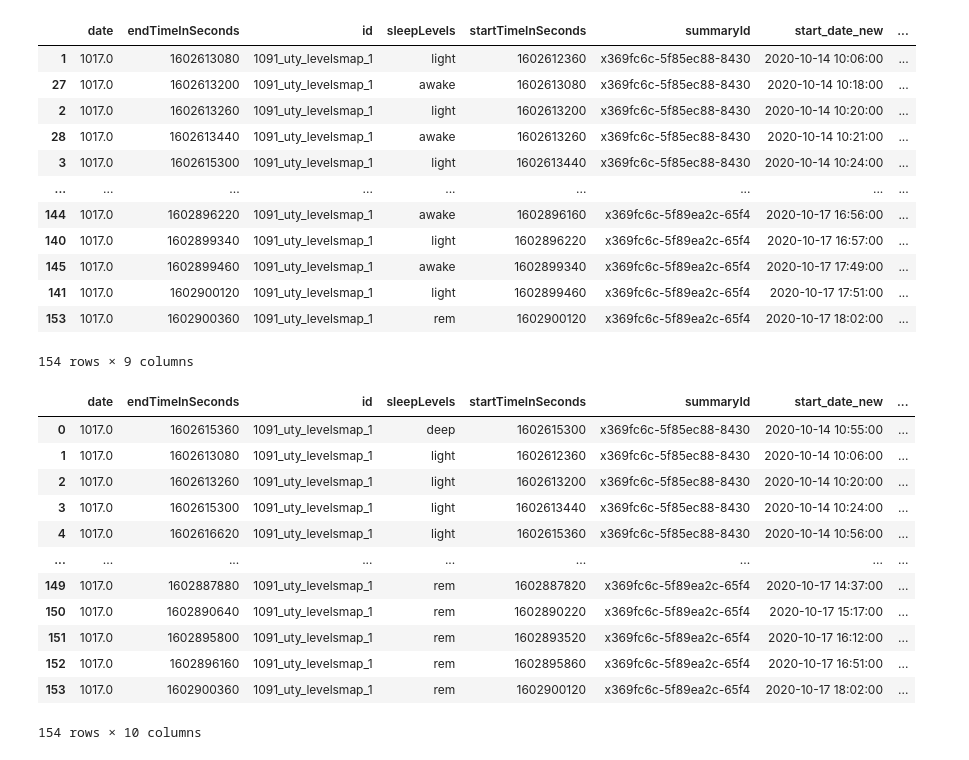
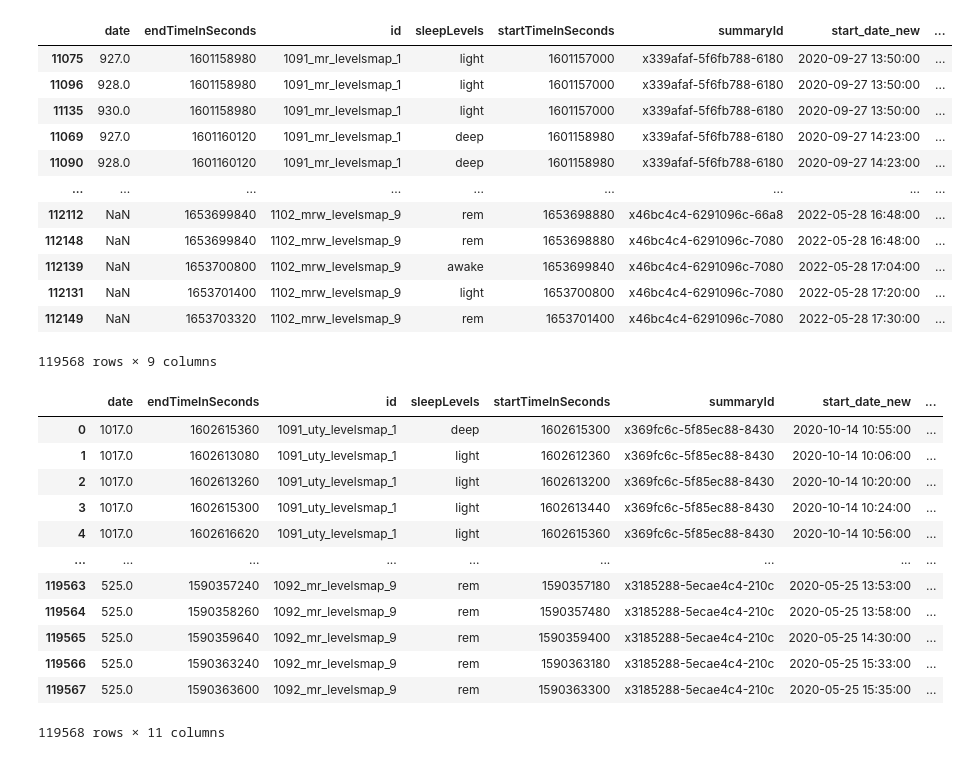
Before and after one commit to im-poster/-, a Jupyter notebook: 巨資期末.ipynb, the cells around one changed output. Cells and saved outputs as stored; diff of their text form; code cells hidden in the pictures.

```diff
--- a/巨資期末.ipynb
+++ b/巨資期末.ipynb
@@ -6,37 +6,37 @@ import matplotlib.pyplot as plt
 # %%
 test = pd.read_csv("levelsmap_concat.csv")
 #轉時間
 test['start_date_new']=test['startTimeInSeconds'].apply(
     lambda x: time.strftime("%Y-%m-%d %H:%M:%S",time.localtime(x+8*3600)) if not(pd.isnull(x)) else x)
 test['end_date_new']=test['endTimeInSeconds'].apply(
     lambda x: time.strftime("%Y-%m-%d %H:%M:%S",time.localtime(x+8*3600)) if not(pd.isnull(x)) else x)
 test["new_id"]=test["id"].apply(lambda x:x.replace("levelsmap_",""))
+test.sort_values(by=['new_id','start_date_new'])
 
 #選定一個人和時間，看時間是否對齊
-id1 = test[test['new_id']=='1091_uty_1']
-id1 = id1[id1['date']==1017.0]
-id1.sort_values(by=['start_date_new'])
+# id1 = test[test['new_id']=='1091_uty_1']
+# id1 = id1[id1['date']==1017.0]
+# id1.sort_values(by=['start_date_new'])
 # %% [output]
 |  | date | endTimeInSeconds | id | sleepLevels | startTimeInSeconds | summaryId | start_date_new | ... |
-| 1 | 1017.0 | 1602613080 | 1091_uty_levelsmap_1 | light | 1602612360 | x369fc6c-5f85ec88-8430 | 2020-10-14 10:06:00 | ... |
-| 27 | 1017.0 | 1602613200 | 1091_uty_levelsmap_1 | awake | 1602613080 | x369fc6c-5f85ec88-8430 | 2020-10-14 10:18:00 | ... |
-| 2 | 1017.0 | 1602613260 | 1091_uty_levelsmap_1 | light | 1602613200 | x369fc6c-5f85ec88-8430 | 2020-10-14 10:20:00 | ... |
-| 28 | 1017.0 | 1602613440 | 1091_uty_levelsmap_1 | awake | 1602613260 | x369fc6c-5f85ec88-8430 | 2020-10-14 10:21:00 | ... |
-| 3 | 1017.0 | 1602615300 | 1091_uty_levelsmap_1 | light | 1602613440 | x369fc6c-5f85ec88-8430 | 2020-10-14 10:24:00 | ... |
+| 11075 | 927.0 | 1601158980 | 1091_mr_levelsmap_1 | light | 1601157000 | x339afaf-5f6fb788-6180 | 2020-09-27 13:50:00 | ... |
+| 11096 | 928.0 | 1601158980 | 1091_mr_levelsmap_1 | light | 1601157000 | x339afaf-5f6fb788-6180 | 2020-09-27 13:50:00 | ... |
+| 11135 | 930.0 | 1601158980 | 1091_mr_levelsmap_1 | light | 1601157000 | x339afaf-5f6fb788-6180 | 2020-09-27 13:50:00 | ... |
+| 11069 | 927.0 | 1601160120 | 1091_mr_levelsmap_1 | deep | 1601158980 | x339afaf-5f6fb788-6180 | 2020-09-27 14:23:00 | ... |
+| 11090 | 928.0 | 1601160120 | 1091_mr_levelsmap_1 | deep | 1601158980 | x339afaf-5f6fb788-6180 | 2020-09-27 14:23:00 | ... |
 | ... | ... | ... | ... | ... | ... | ... | ... | ... |
-| 144 | 1017.0 | 1602896220 | 1091_uty_levelsmap_1 | awake | 1602896160 | x369fc6c-5f89ea2c-65f4 | 2020-10-17 16:56:00 | ... |
-| 140 | 1017.0 | 1602899340 | 1091_uty_levelsmap_1 | light | 1602896220 | x369fc6c-5f89ea2c-65f4 | 2020-10-17 16:57:00 | ... |
-| 145 | 1017.0 | 1602899460 | 1091_uty_levelsmap_1 | awake | 1602899340 | x369fc6c-5f89ea2c-65f4 | 2020-10-17 17:49:00 | ... |
-| 141 | 1017.0 | 1602900120 | 1091_uty_levelsmap_1 | light | 1602899460 | x369fc6c-5f89ea2c-65f4 | 2020-10-17 17:51:00 | ... |
-| 153 | 1017.0 | 1602900360 | 1091_uty_levelsmap_1 | rem | 1602900120 | x369fc6c-5f89ea2c-65f4 | 2020-10-17 18:02:00 | ... |
+| 112112 | NaN | 1653699840 | 1102_mrw_levelsmap_9 | rem | 1653698880 | x46bc4c4-6291096c-66a8 | 2022-05-28 16:48:00 | ... |
+| 112148 | NaN | 1653699840 | 1102_mrw_levelsmap_9 | rem | 1653698880 | x46bc4c4-6291096c-7080 | 2022-05-28 16:48:00 | ... |
+| 112139 | NaN | 1653700800 | 1102_mrw_levelsmap_9 | awake | 1653699840 | x46bc4c4-6291096c-7080 | 2022-05-28 17:04:00 | ... |
+| 112131 | NaN | 1653701400 | 1102_mrw_levelsmap_9 | light | 1653700800 | x46bc4c4-6291096c-7080 | 2022-05-28 17:20:00 | ... |
+| 112149 | NaN | 1653703320 | 1102_mrw_levelsmap_9 | rem | 1653701400 | x46bc4c4-6291096c-7080 | 2022-05-28 17:30:00 | ... |
-154 rows × 9 columns
+119568 rows × 9 columns
 # %%
 #不要hr,min
 import re
-id1['date_new']=id1['start_date_new'].apply(
+test['date_new']=test['start_date_new'].apply(
     lambda x: re.search('\d{4}\-\d{2}\-\d{2}',x).group())
-# id1['date_new']
-id1
+test
 # %% [output]
 |  | date | endTimeInSeconds | id | sleepLevels | startTimeInSeconds | summaryId | start_date_new | ... |
 | 0 | 1017.0 | 1602615360 | 1091_uty_levelsmap_1 | deep | 1602615300 | x369fc6c-5f85ec88-8430 | 2020-10-14 10:55:00 | ... |
@@ -45,9 +45,9 @@ id1
 | 3 | 1017.0 | 1602615300 | 1091_uty_levelsmap_1 | light | 1602613440 | x369fc6c-5f85ec88-8430 | 2020-10-14 10:24:00 | ... |
 | 4 | 1017.0 | 1602616620 | 1091_uty_levelsmap_1 | light | 1602615360 | x369fc6c-5f85ec88-8430 | 2020-10-14 10:56:00 | ... |
 | ... | ... | ... | ... | ... | ... | ... | ... | ... |
-| 149 | 1017.0 | 1602887880 | 1091_uty_levelsmap_1 | rem | 1602887820 | x369fc6c-5f89ea2c-65f4 | 2020-10-17 14:37:00 | ... |
-| 150 | 1017.0 | 1602890640 | 1091_uty_levelsmap_1 | rem | 1602890220 | x369fc6c-5f89ea2c-65f4 | 2020-10-17 15:17:00 | ... |
-| 151 | 1017.0 | 1602895800 | 1091_uty_levelsmap_1 | rem | 1602893520 | x369fc6c-5f89ea2c-65f4 | 2020-10-17 16:12:00 | ... |
-| 152 | 1017.0 | 1602896160 | 1091_uty_levelsmap_1 | rem | 1602895860 | x369fc6c-5f89ea2c-65f4 | 2020-10-17 16:51:00 | ... |
-| 153 | 1017.0 | 1602900360 | 1091_uty_levelsmap_1 | rem | 1602900120 | x369fc6c-5f89ea2c-65f4 | 2020-10-17 18:02:00 | ... |
+| 119563 | 525.0 | 1590357240 | 1092_mr_levelsmap_9 | rem | 1590357180 | x3185288-5ecae4c4-210c | 2020-05-25 13:53:00 | ... |
+| 119564 | 525.0 | 1590358260 | 1092_mr_levelsmap_9 | rem | 1590357480 | x3185288-5ecae4c4-210c | 2020-05-25 13:58:00 | ... |
+| 119565 | 525.0 | 1590359640 | 1092_mr_levelsmap_9 | rem | 1590359400 | x3185288-5ecae4c4-210c | 2020-05-25 14:30:00 | ... |
+| 119566 | 525.0 | 1590363240 | 1092_mr_levelsmap_9 | rem | 1590363180 | x3185288-5ecae4c4-210c | 2020-05-25 15:33:00 | ... |
+| 119567 | 525.0 | 1590363600 | 1092_mr_levelsmap_9 | rem | 1590363300 | x3185288-5ecae4c4-210c | 2020-05-25 15:35:00 | ... |
-154 rows × 10 columns
+119568 rows × 11 columns
```
Also changed, not shown: parts of 3 cells of this notebook.
